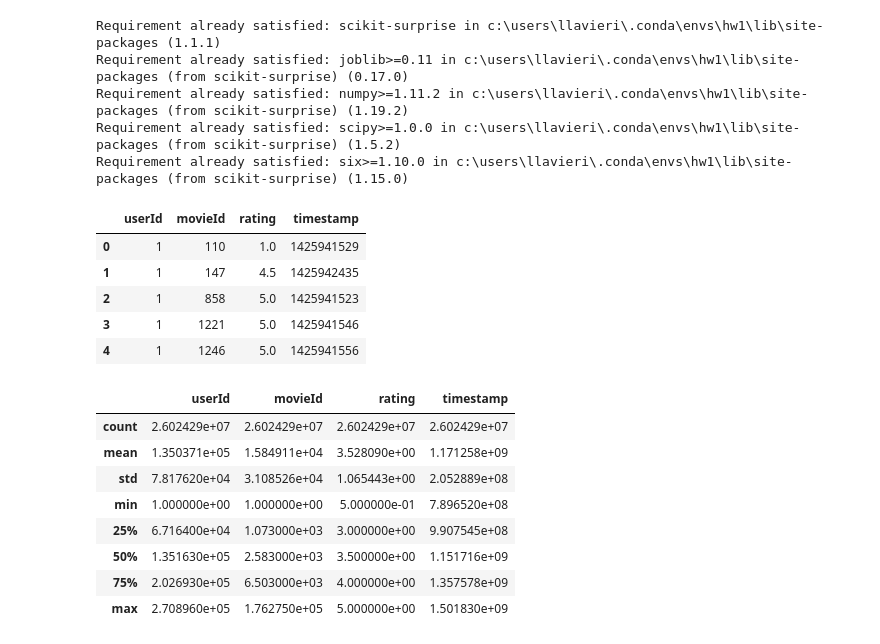
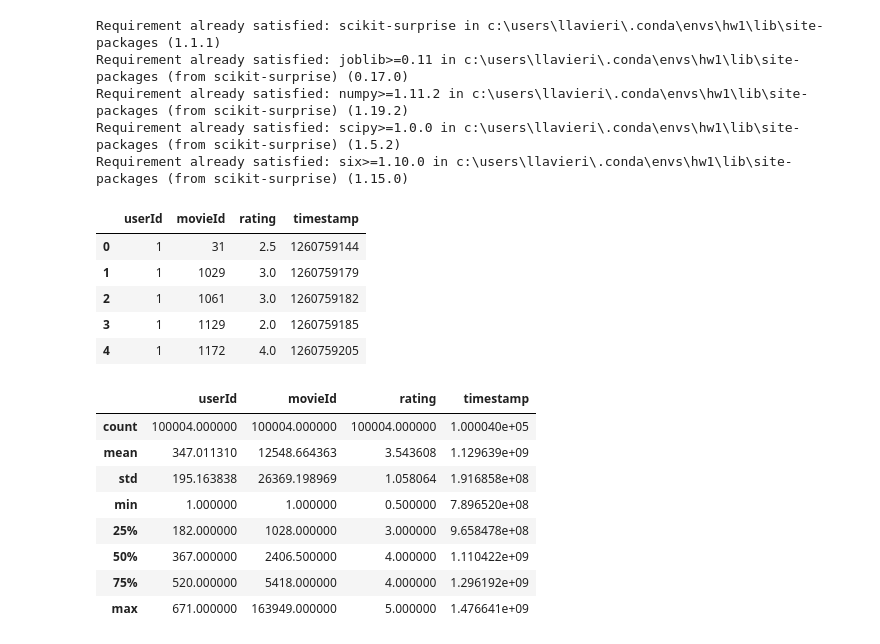
Before and after one commit to lumalav/CAP5610, a Jupyter notebook: HW6/HW6.ipynb, the cells around one changed output. Cells and saved outputs as stored; diff of their text form; code cells hidden in the pictures.

```diff
--- a/HW6/HW6.ipynb
+++ b/HW6/HW6.ipynb
@@ -11,26 +11,26 @@ import pandas as pd; import surprise;
 # %%
-raw_data = pd.read_csv('../Ratings/ratings.csv')
+raw_data = pd.read_csv('../Ratings/ratings_small.csv')
 raw_data.drop_duplicates(inplace=True)
 raw_data.head()
 # %% [output]
 |  | userId | movieId | rating | timestamp |
-| 0 | 1 | 110 | 1.0 | 1425941529 |
-| 1 | 1 | 147 | 4.5 | 1425942435 |
-| 2 | 1 | 858 | 5.0 | 1425941523 |
-| 3 | 1 | 1221 | 5.0 | 1425941546 |
-| 4 | 1 | 1246 | 5.0 | 1425941556 |
+| 0 | 1 | 31 | 2.5 | 1260759144 |
+| 1 | 1 | 1029 | 3.0 | 1260759179 |
+| 2 | 1 | 1061 | 3.0 | 1260759182 |
+| 3 | 1 | 1129 | 2.0 | 1260759185 |
+| 4 | 1 | 1172 | 4.0 | 1260759205 |
 # %%
 raw_data.describe()
 # %% [output]
 |  | userId | movieId | rating | timestamp |
-| count | 2.602429e+07 | 2.602429e+07 | 2.602429e+07 | 2.602429e+07 |
-| mean | 1.350371e+05 | 1.584911e+04 | 3.528090e+00 | 1.171258e+09 |
-| std | 7.817620e+04 | 3.108526e+04 | 1.065443e+00 | 2.052889e+08 |
-| min | 1.000000e+00 | 1.000000e+00 | 5.000000e-01 | 7.896520e+08 |
-| 25% | 6.716400e+04 | 1.073000e+03 | 3.000000e+00 | 9.907545e+08 |
-| 50% | 1.351630e+05 | 2.583000e+03 | 3.500000e+00 | 1.151716e+09 |
-| 75% | 2.026930e+05 | 6.503000e+03 | 4.000000e+00 | 1.357578e+09 |
-| max | 2.708960e+05 | 1.762750e+05 | 5.000000e+00 | 1.501830e+09 |
+| count | 100004.000000 | 100004.000000 | 100004.000000 | 1.000040e+05 |
+| mean | 347.011310 | 12548.664363 | 3.543608 | 1.129639e+09 |
+| std | 195.163838 | 26369.198969 | 1.058064 | 1.916858e+08 |
+| min | 1.000000 | 1.000000 | 0.500000 | 7.896520e+08 |
+| 25% | 182.000000 | 1028.000000 | 3.000000 | 9.658478e+08 |
+| 50% | 367.000000 | 2406.500000 | 4.000000 | 1.110422e+09 |
+| 75% | 520.000000 | 5418.000000 | 4.000000 | 1.296192e+09 |
+| max | 671.000000 | 163949.000000 | 5.000000 | 1.476641e+09 |
 # %%
 raw_data = raw_data[['userId', 'movieId', 'rating']]
 rating_col = raw_data['rating']
```
Also changed, not shown: parts of 12 cells of this notebook, 2 other files.
